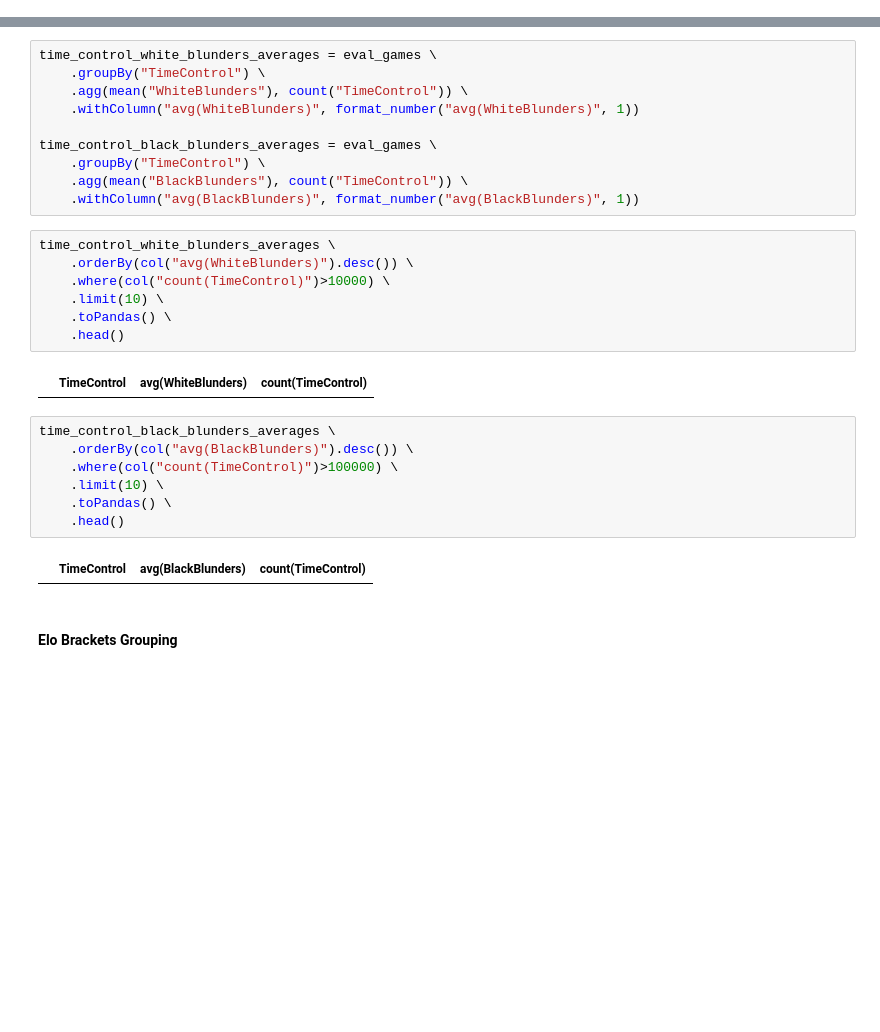
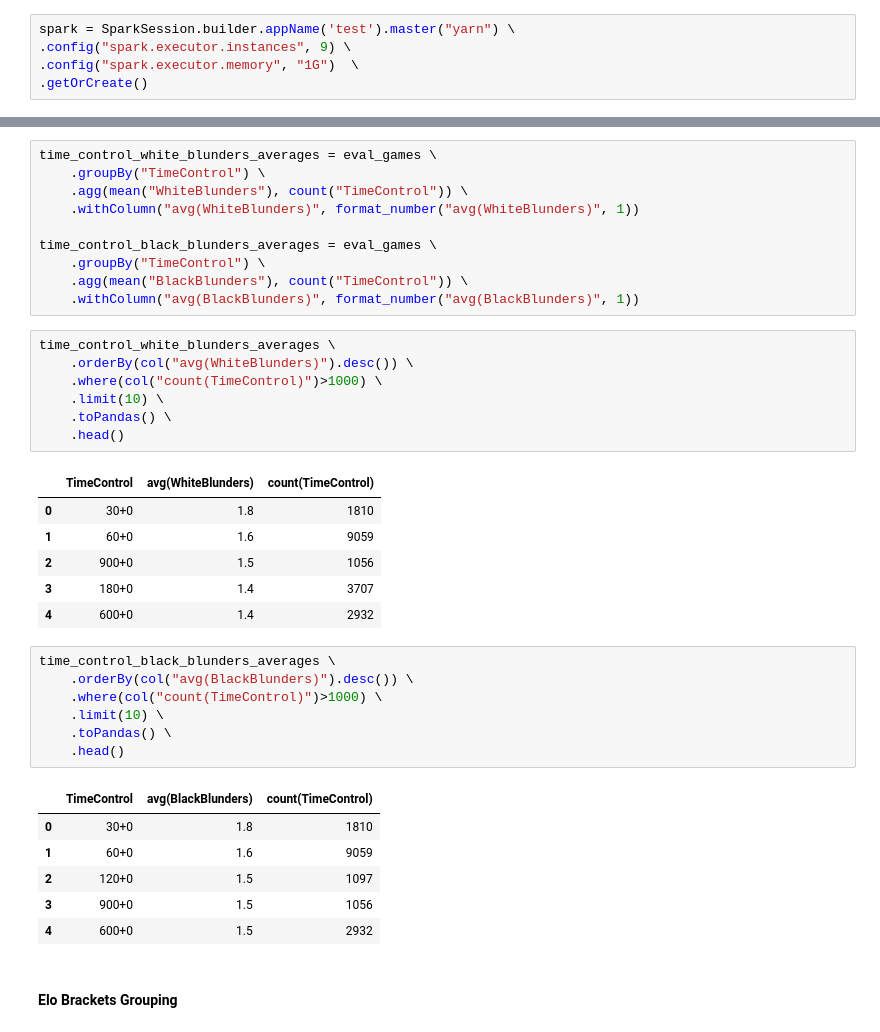
Before and after one commit to mceiring/DAT500-Project, a Jupyter notebook: spark_chesser.ipynb, the cells around one changed output, grey strips where cells are left out. Cells and saved outputs as stored; diff of their text form; blank space fills up the shorter version.

```diff
--- a/spark_chesser.ipynb
+++ b/spark_chesser.ipynb
@@ -52,0 +9,5 @@ df = spark.read.csv("hdfs://namenode:9000/chess_2016_dataset/output/part*", sche
+# %%
+spark = SparkSession.builder.appName('test').master("yarn") \
+.config("spark.executor.instances", 9) \
+.config("spark.executor.memory", "1G")  \
+.getOrCreate()
@@ -123,21 +107,31 @@ time_control_black_blunders_averages = eval_games \
 # %%
 time_control_white_blunders_averages \
     .orderBy(col("avg(WhiteBlunders)").desc()) \
-    .where(col("count(TimeControl)")>10000) \
+    .where(col("count(TimeControl)")>1000) \
     .limit(10) \
     .toPandas() \
     .head()
 # %% [output]
 |  | TimeControl | avg(WhiteBlunders) | count(TimeControl) |
+| 0 | 30+0 | 1.8 | 1810 |
+| 1 | 60+0 | 1.6 | 9059 |
+| 2 | 900+0 | 1.5 | 1056 |
+| 3 | 180+0 | 1.4 | 3707 |
+| 4 | 600+0 | 1.4 | 2932 |
 # %%
 time_control_black_blunders_averages \
     .orderBy(col("avg(BlackBlunders)").desc()) \
-    .where(col("count(TimeControl)")>100000) \
+    .where(col("count(TimeControl)")>1000) \
     .limit(10) \
     .toPandas() \
     .head()
 # %% [output]
 |  | TimeControl | avg(BlackBlunders) | count(TimeControl) |
+| 0 | 30+0 | 1.8 | 1810 |
+| 1 | 60+0 | 1.6 | 9059 |
+| 2 | 120+0 | 1.5 | 1097 |
+| 3 | 900+0 | 1.5 | 1056 |
+| 4 | 600+0 | 1.5 | 2932 |
 # %% [markdown]
 #### Elo Brackets Grouping
 # %% [markdown]
```
Also changed, not shown: parts of 20 cells of this notebook, 3 other files.
